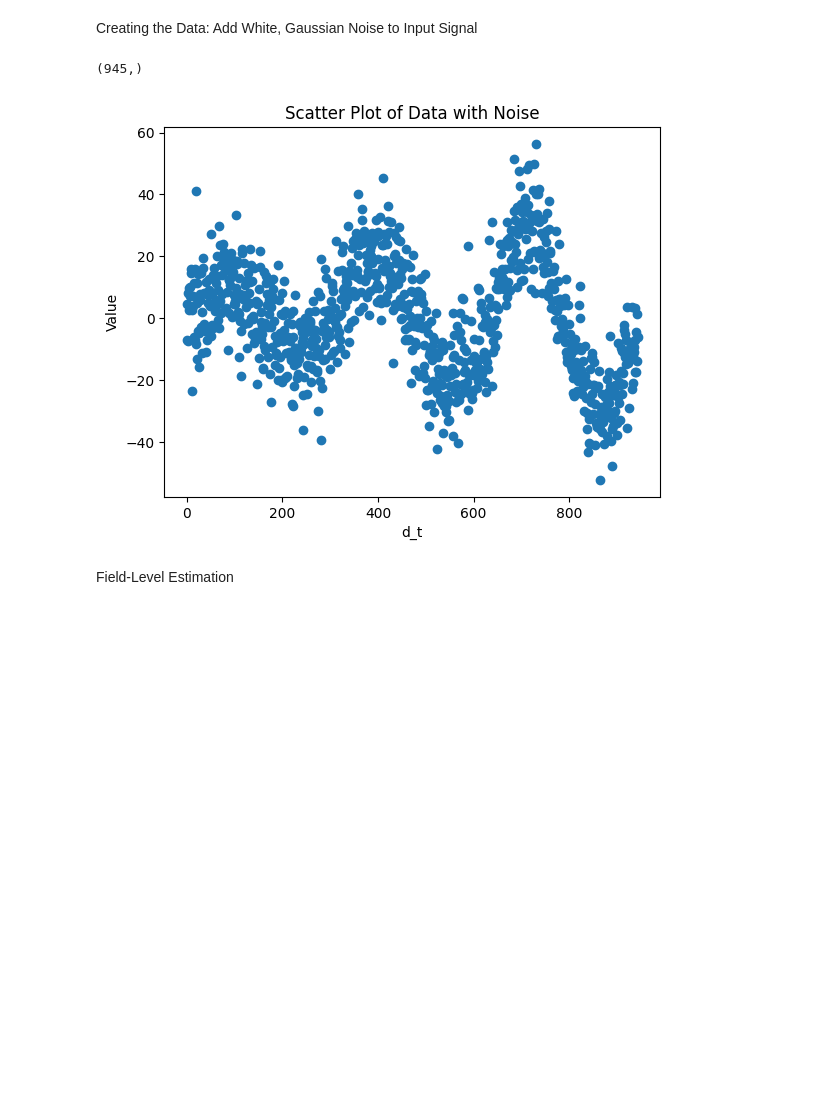
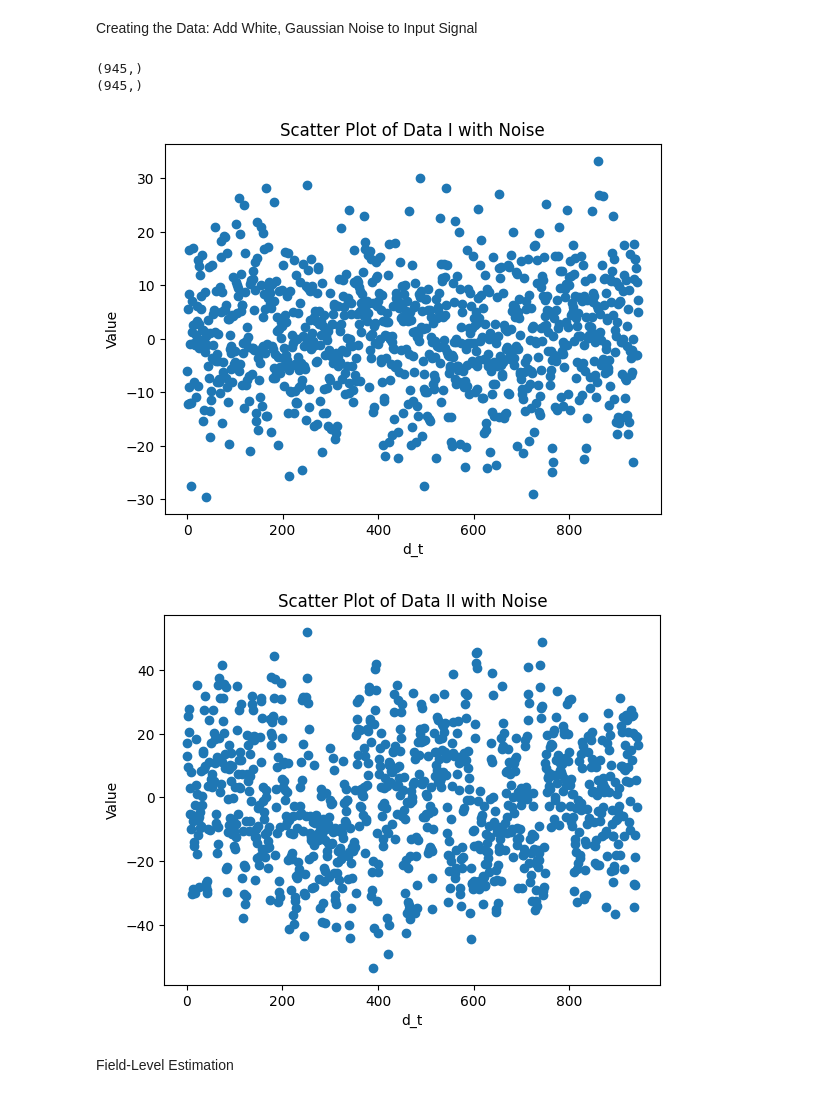
Before and after one commit to Rachel-0420/Toy-Model-for-Field-Level, a Jupyter notebook: SPT-3G_simulation.ipynb, the cells around one changed output. Drawn from its saved outputs; the diff is of its cells as text; code cells hidden in the pictures; blank space fills up the shorter version.

```diff
--- a/SPT-3G_simulation.ipynb
+++ b/SPT-3G_simulation.ipynb
@@ -122,8 +124,9 @@ plt.plot(P_encoded)
 [<matplotlib.lines.Line2D at 0x...>]
 [figure]
 # %%
-input = signal[P_encoded]
-print(np.shape(input))
+input_1 = signal_1[P_encoded]
+input_2 = signal_2[P_encoded]
+print(np.shape(input_1))
 # %% [output]
 (945,)
 # %%
@@ -145,23 +155,37 @@ N = N_t
 noise_1 = np.random.randn(N) * 10
 noise_2 = np.random.randn(N) * 10
 noise_3 = np.random.randn(N) * 10
+noise_i = np.concatenate([noise_1, noise_2, noise_3])
+print(np.shape(noise_i))
+Data_1 = input_1 + noise_i
 
-noise = np.concatenate([noise_1, noise_2, noise_3])
-print(np.shape(noise))
-
-Data = input + noise
+N = N_t
+noise_4 = np.random.randn(N) * 10
+noise_5 = np.random.randn(N) * 10
+noise_6 = np.random.randn(N) * 10
+noise_j = np.concatenate([noise_4, noise_5, noise_6])
+print(np.shape(noise_j))
+Data_2 = input_2 + noise_j
 # %% [output]
 (945,)
+(945,)
 # %%
 # Scatter Plot of Data
 
-plt.scatter(range(len(Data)), Data)
+plt.scatter(range(len(Data_1)), Data_1)
 plt.xlabel("d_t")
 plt.ylabel("Value")
-plt.title("Scatter Plot of Data with Noise")
+plt.title("Scatter Plot of Data I with Noise")
 plt.show()
+
+plt.scatter(range(len(Data_2)), Data_2)
+plt.xlabel("d_t")
+plt.ylabel("Value")
+plt.title("Scatter Plot of Data II with Noise")
+plt.show()
 # %% [output]
-[figure, old version]
+[figure, new version]
+[figure, added]
 # %% [markdown]
 Field-Level Estimation
 # %%
```
Also changed, not shown: parts of 11 cells of this notebook.
